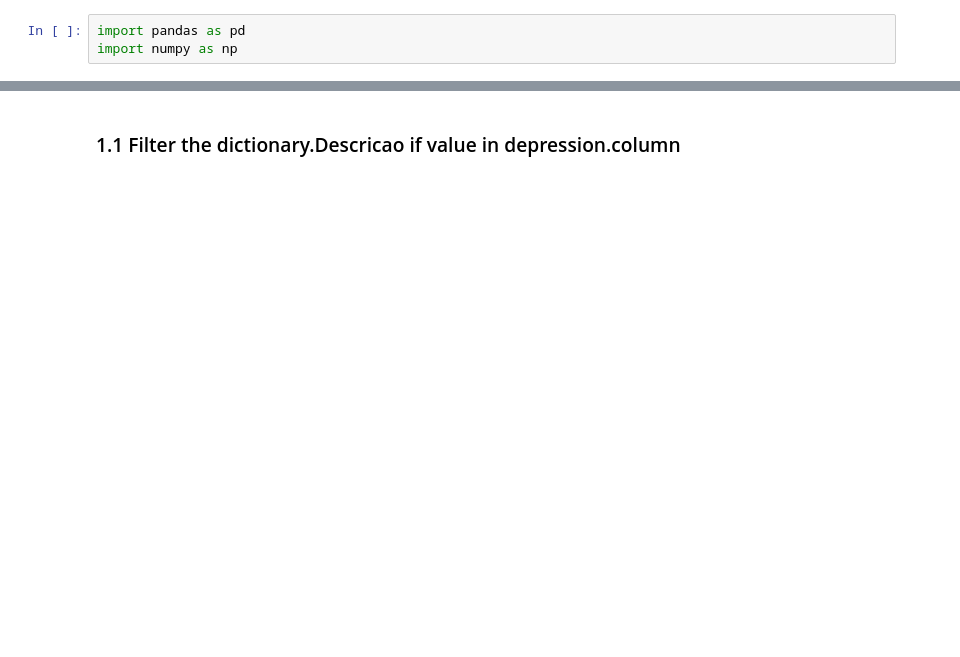
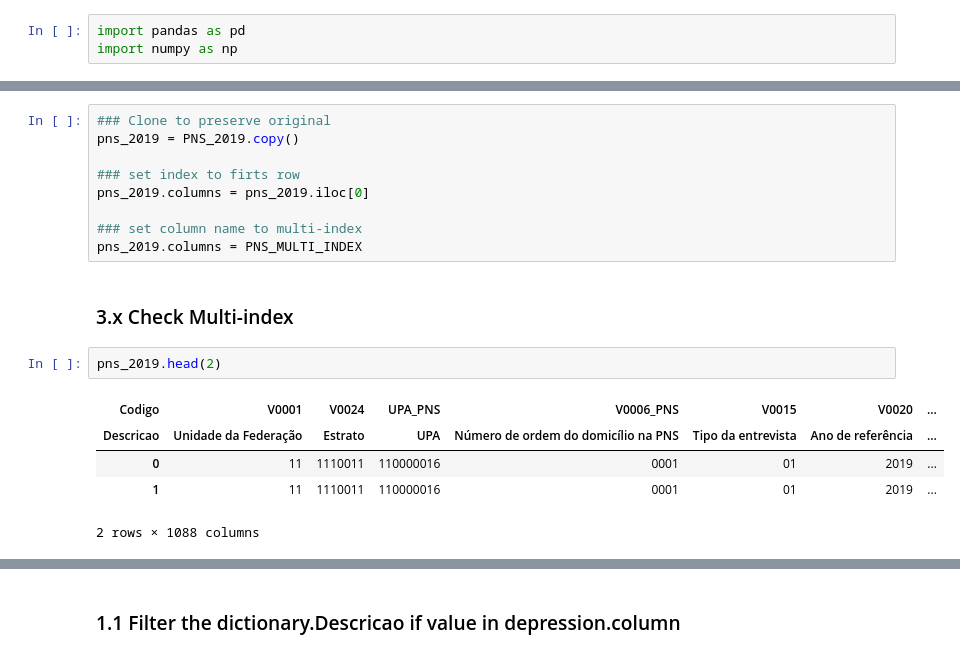
Before and after one commit to feed0/depressao-ibge-pns, a Jupyter notebook: src/3-depression/depression.ipynb, the cells around one changed output, grey strips where cells are left out. Drawn from its saved outputs; the diff is of its cells as text; blank space fills up the shorter version.

```diff
--- a/src/3-depression/depression.ipynb
+++ b/src/3-depression/depression.ipynb
@@ -55,0 +89,19 @@ display(
+# %%
+### Clone to preserve original
+pns_2019 = PNS_2019.copy()
+
+### set index to firts row
+pns_2019.columns = pns_2019.iloc[0]
+
+### set column name to multi-index
+pns_2019.columns = PNS_MULTI_INDEX
+# %% [markdown]
+### 3.x Check Multi-index
+# %%
+pns_2019.head(2)
+# %% [output]
+| Codigo | V0001 | V0024 | UPA_PNS | V0006_PNS | V0015 | V0020 | ... |
+| Descricao | Unidade da Federação | Estrato | UPA | Número de ordem do domicílio na PNS | Tipo da entrevista | Ano de referência | ... |
+| 0 | 11 | 1110011 | 110000016 | 0001 | 01 | 2019 | ... |
+| 1 | 11 | 1110011 | 110000016 | 0001 | 01 | 2019 | ... |
+2 rows × 1088 columns
```
Also changed, not shown: parts of 23 cells of this notebook, 1 other file.
